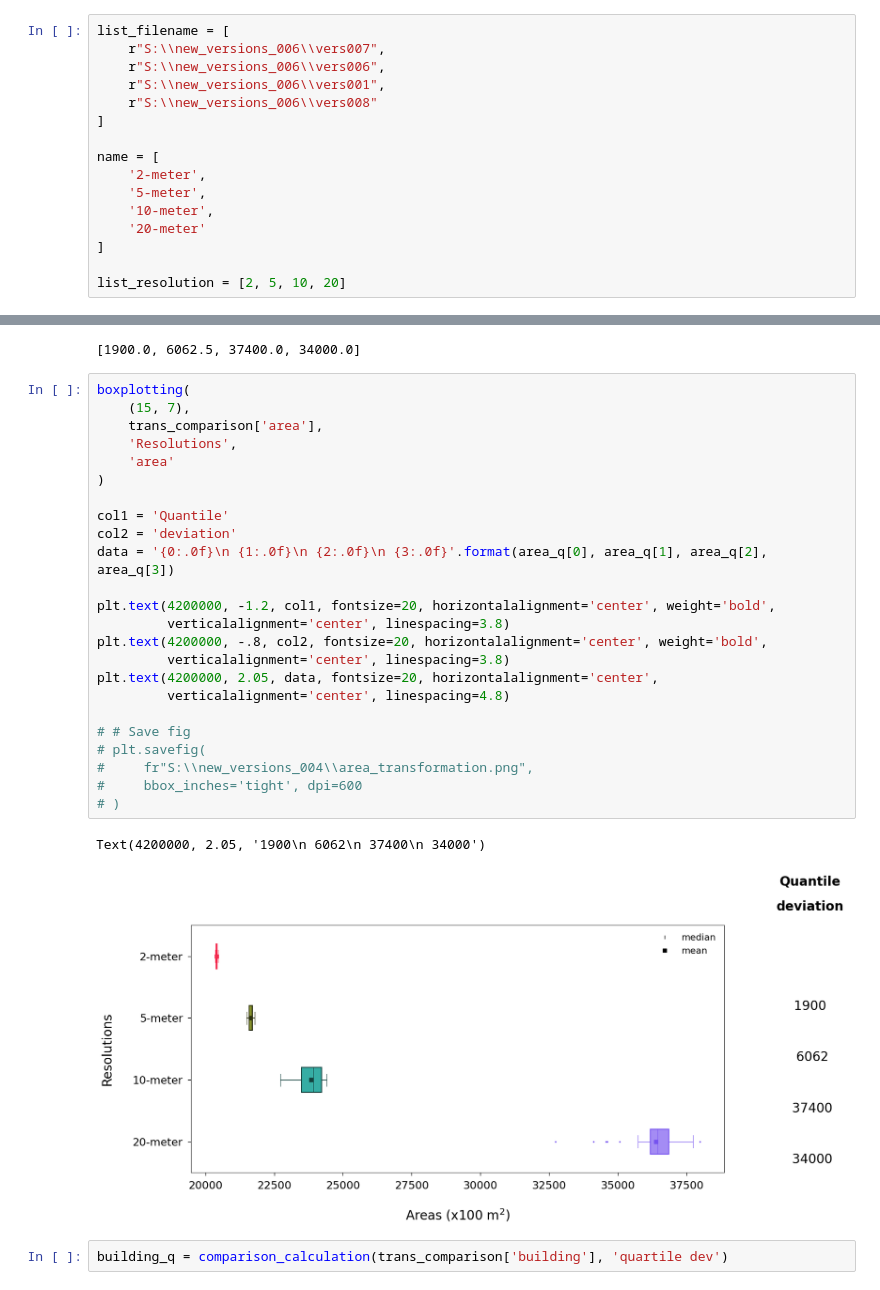
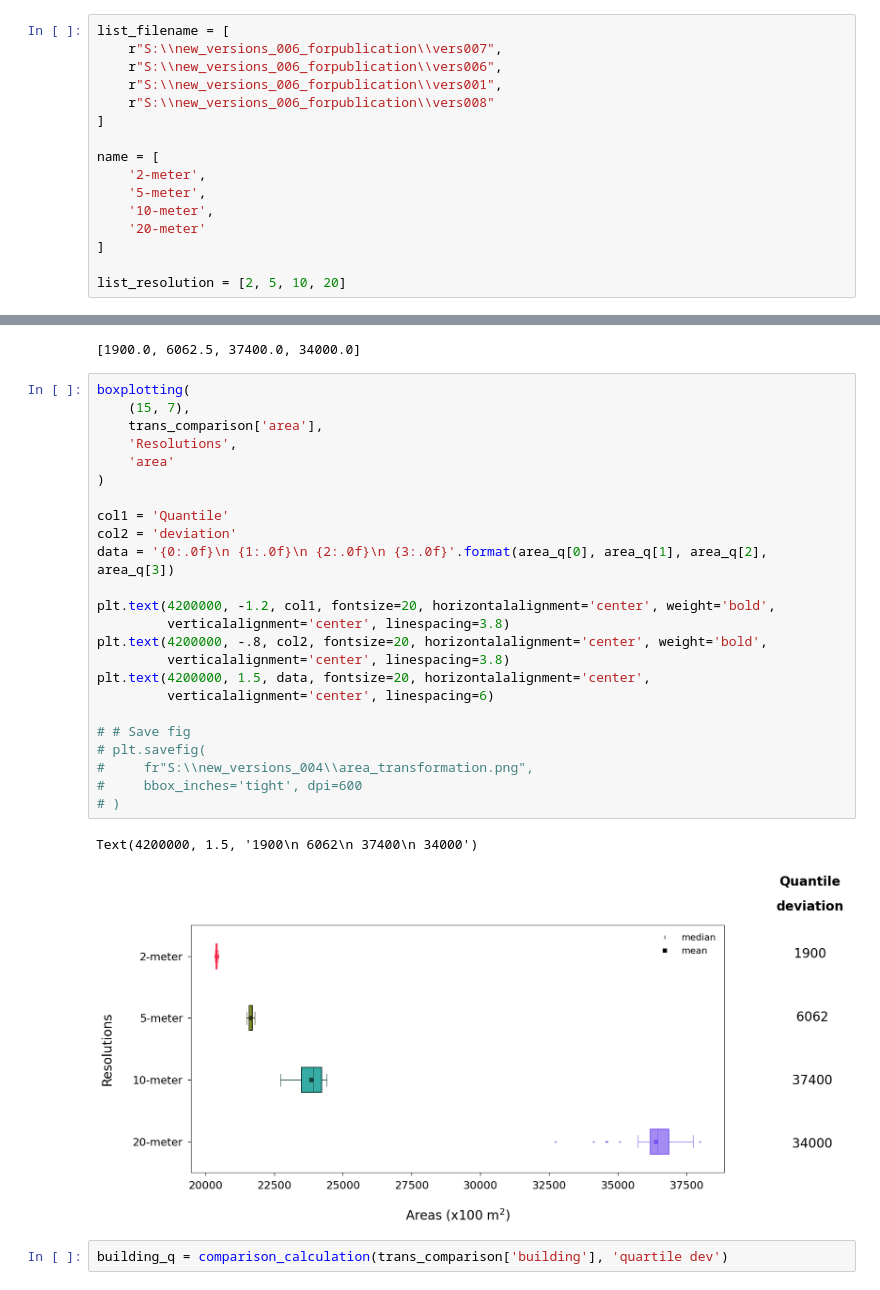
Before and after one commit to Martin20494/Grid_Orientation, a Jupyter notebook: simulation/Executing/Execute_comparison_resolutions.ipynb, the cells around one changed output, grey strips where cells are left out. Cells and saved outputs as stored; diff of their text form.

```diff
--- a/simulation/Executing/Execute_comparison_resolutions.ipynb
+++ b/simulation/Executing/Execute_comparison_resolutions.ipynb
@@ -15,10 +16,10 @@ from comparison import get_datalist, statistic_df_dict, \
 building_path = fr"S:\\new_versions\data\buildings\lds-nz-building-outlines-all-sources-SHP_002.zip"
 # %%
 list_filename = [
-    r"S:\\new_versions_006\\vers007",
-    r"S:\\new_versions_006\\vers006",
-    r"S:\\new_versions_006\\vers001",
-    r"S:\\new_versions_006\\vers008"
+    r"S:\\new_versions_006_forpublication\\vers007",
+    r"S:\\new_versions_006_forpublication\\vers006",
+    r"S:\\new_versions_006_forpublication\\vers001",
+    r"S:\\new_versions_006_forpublication\\vers008"
 ]
 
 name = [
@@ -57,30 +58,30 @@ area_q
 # %%
 boxplotting(
     (15, 7),
     trans_comparison['area'],
     'Resolutions',
     'area'
 )
 
 col1 = 'Quantile'
 col2 = 'deviation'
 data = '{0:.0f}\n {1:.0f}\n {2:.0f}\n {3:.0f}'.format(area_q[0], area_q[1], area_q[2], area_q[3])
 
 plt.text(4200000, -1.2, col1, fontsize=20, horizontalalignment='center', weight='bold',
          verticalalignment='center', linespacing=3.8)
 plt.text(4200000, -.8, col2, fontsize=20, horizontalalignment='center', weight='bold',
          verticalalignment='center', linespacing=3.8)
-plt.text(4200000, 2.05, data, fontsize=20, horizontalalignment='center',
-         verticalalignment='center', linespacing=4.8)
+plt.text(4200000, 1.5, data, fontsize=20, horizontalalignment='center',
+         verticalalignment='center', linespacing=6)
 
 # # Save fig
 # plt.savefig(
 #     fr"S:\\new_versions_004\\area_transformation.png",
 #     bbox_inches='tight', dpi=600
 # )
 # %% [output]
-Text(4200000, 2.05, '1900\n 6062\n 37400\n 34000')
+Text(4200000, 1.5, '1900\n 6062\n 37400\n 34000')
-[figure, old version]
+[figure, new version]
 # %%
 building_q = comparison_calculation(trans_comparison['building'], 'quartile dev')
 # %%
```
Also changed, not shown: parts of 6 cells of this notebook.
